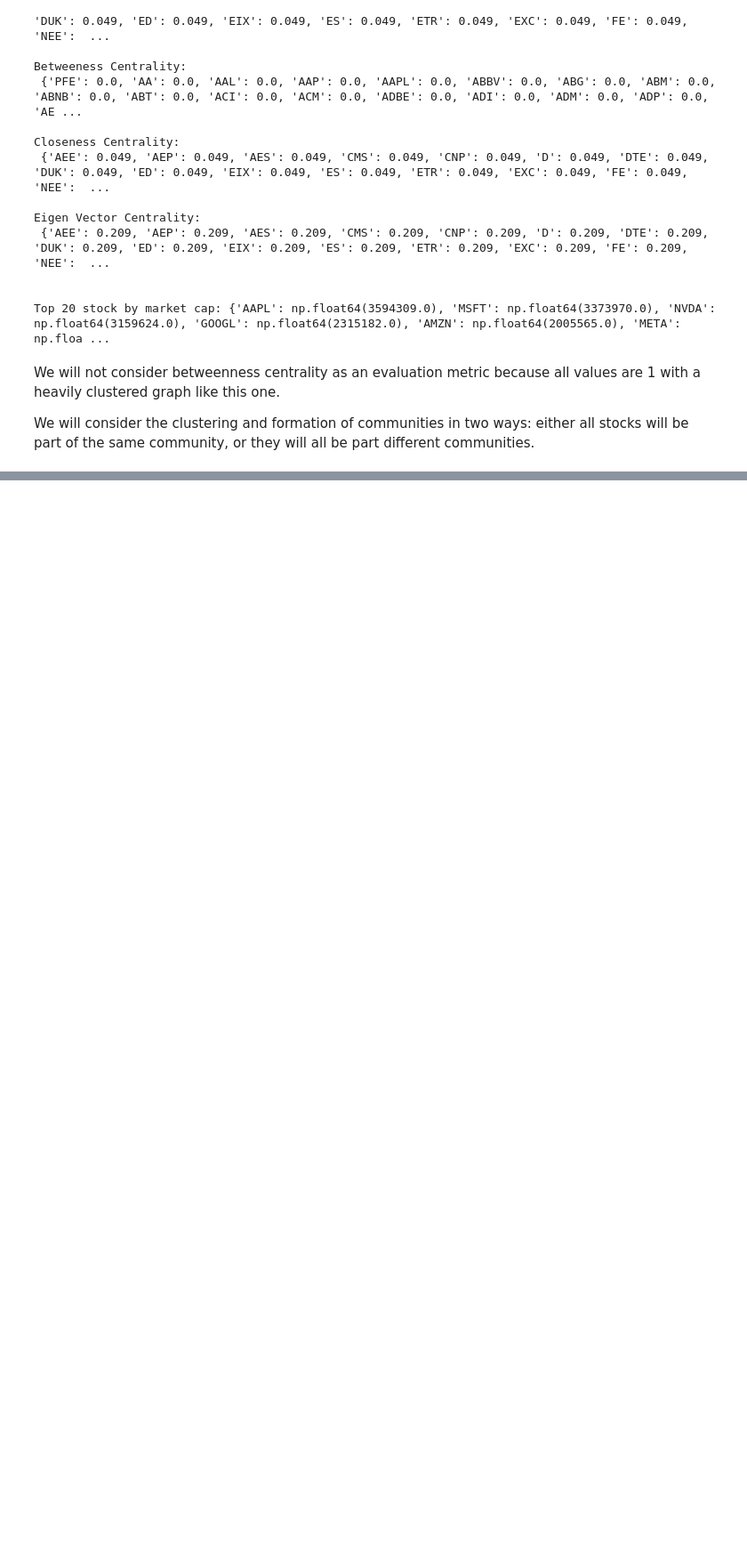
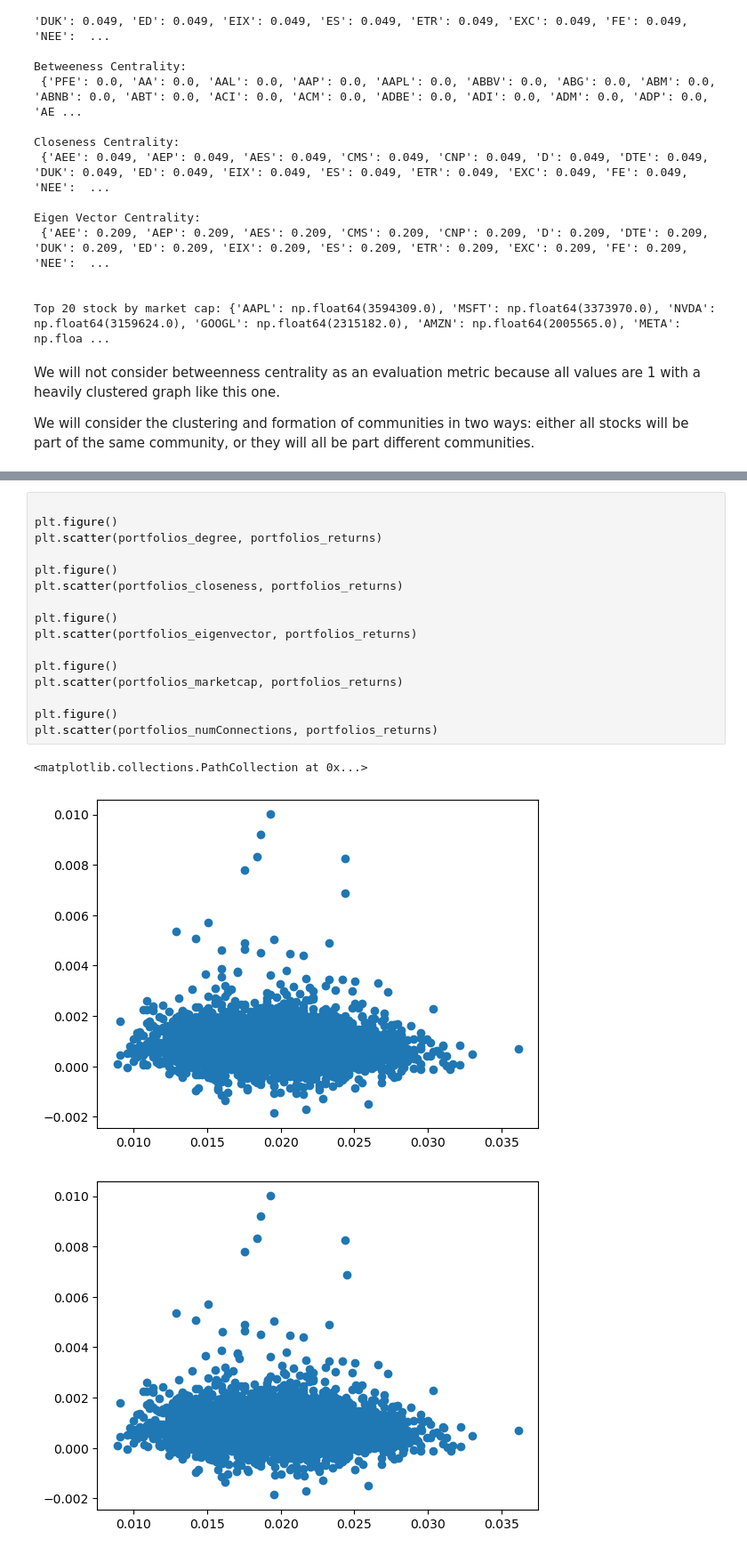
Before and after one commit to mzjing85/MonteCarlo-NetworkAnalysis_PortfolioOptimizaiton, a Jupyter notebook: Project.ipynb, the cells around one changed output, grey strips where cells are left out. Shown at 89% size. Drawn from its saved outputs; the diff is of its cells as text; blank space fills up the shorter version.

```diff
--- a/Project.ipynb
+++ b/Project.ipynb
@@ -524,0 +629,20 @@ for i in range(numIterations):
+# %%
+
+plt.figure()
+plt.scatter(portfolios_degree, portfolios_returns)
+
+plt.figure()
+plt.scatter(portfolios_closeness, portfolios_returns)
+
+plt.figure()
+plt.scatter(portfolios_eigenvector, portfolios_returns)
+
+plt.figure()
+plt.scatter(portfolios_marketcap, portfolios_returns)
+
+plt.figure()
+plt.scatter(portfolios_numConnections, portfolios_returns)
+# %% [output]
+<matplotlib.collections.PathCollection at 0x...>
+[figure, added]
+[figure, added]
```
Also changed, not shown: parts of 7 cells of this notebook.
